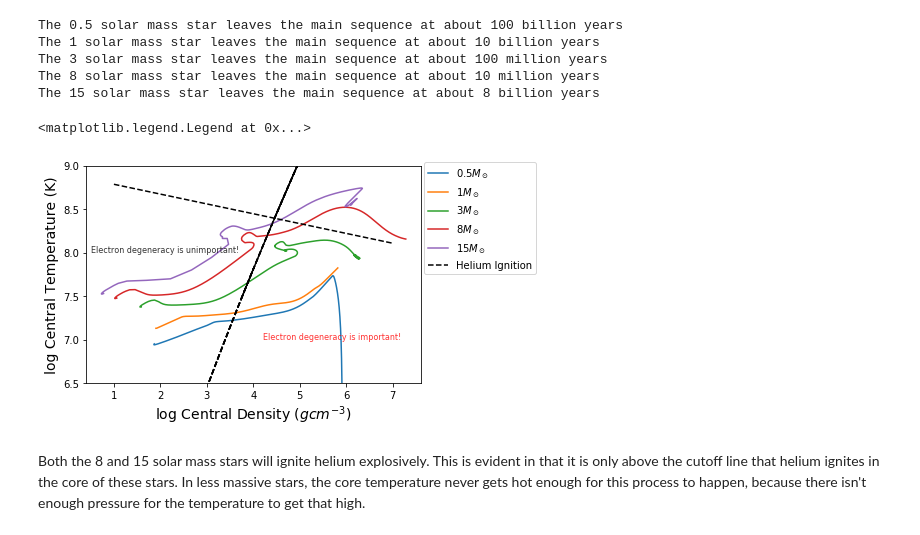
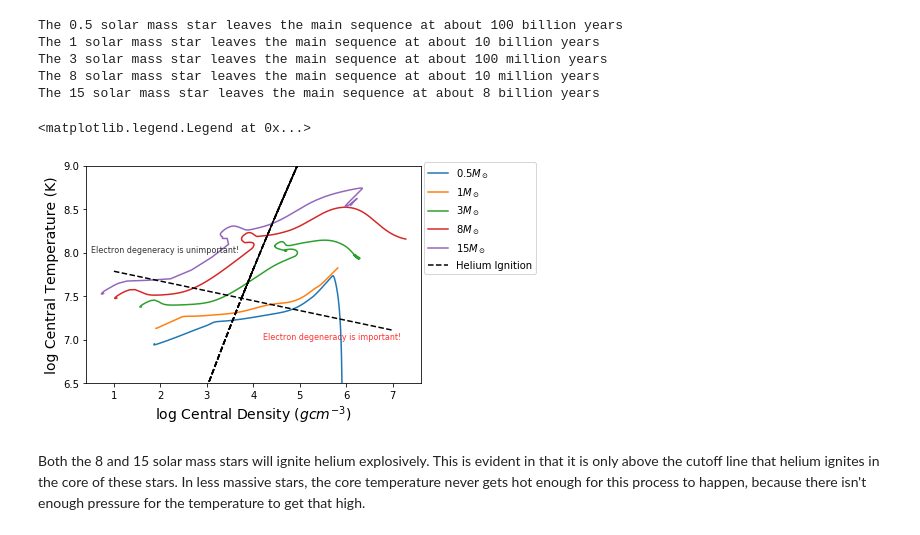
Before and after one commit to jl20agos/UndergradCW, a Jupyter notebook: StarInterior.ipynb, the cells around one changed output. Saved outputs shown, nothing was run; the diff lists cells and outputs as text; code cells hidden in the pictures.

```diff
--- a/StarInterior.ipynb
+++ b/StarInterior.ipynb
@@ -242,22 +253,22 @@ The 15 solar mass star leaves the main sequence at about 8 billion years
 # %%
 plt.figure()
 mpt5.plottcpc()
 m1.plottcpc()
 m3.plottcpc()
 m8.plottcpc()
 m15.plottcpc()
 plt.xlabel('log Central Density ($g cm^{-3}$)', fontsize = 14)
 plt.ylabel('log Central Temperature (K)', fontsize = 14)
 x = np.linspace(1,7,1000)
-tc = 8.9-(.113*x)
+tc = 7.9-(.113*x)
 plt.plot(x,tc, 'k--', label = 'Helium Ignition')
 plt.ylim(6.5,9)
 plt.text(0.5, 8, 'Electron degeneracy is unimportant!', fontsize = 8, alpha = 0.8)
 plt.text(4.2, 7, 'Electron degeneracy is important!', color = 'r', fontsize = 8, alpha = 0.8)
 
 plt.legend(loc = (1.01,.5))
 # %% [output]
 <matplotlib.legend.Legend at 0x...>
-[figure, old version]
+[figure, new version]
 # %% [markdown]
 Both the 8 and 15 solar mass stars will ignite helium explosively. This is evident in that it is only above the cutoff line that helium ignites in the core of these stars. In less massive stars, the core temperature never gets hot enough for this process to happen, because there isn't enough pressure for the temperature to get that high.
```
Also changed, not shown: parts of 1 cell of this notebook.
